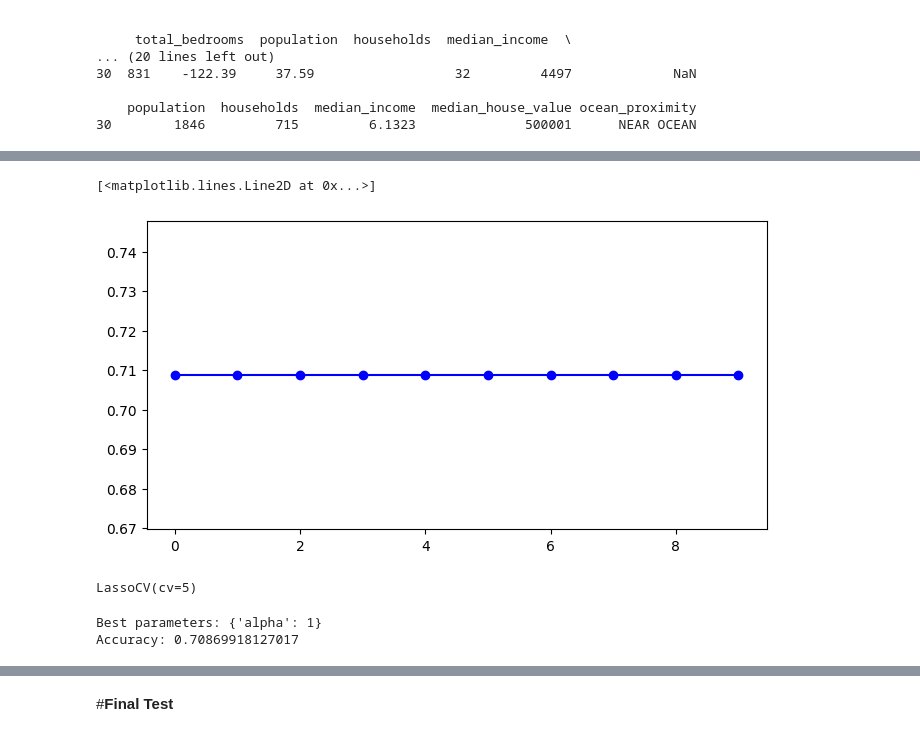
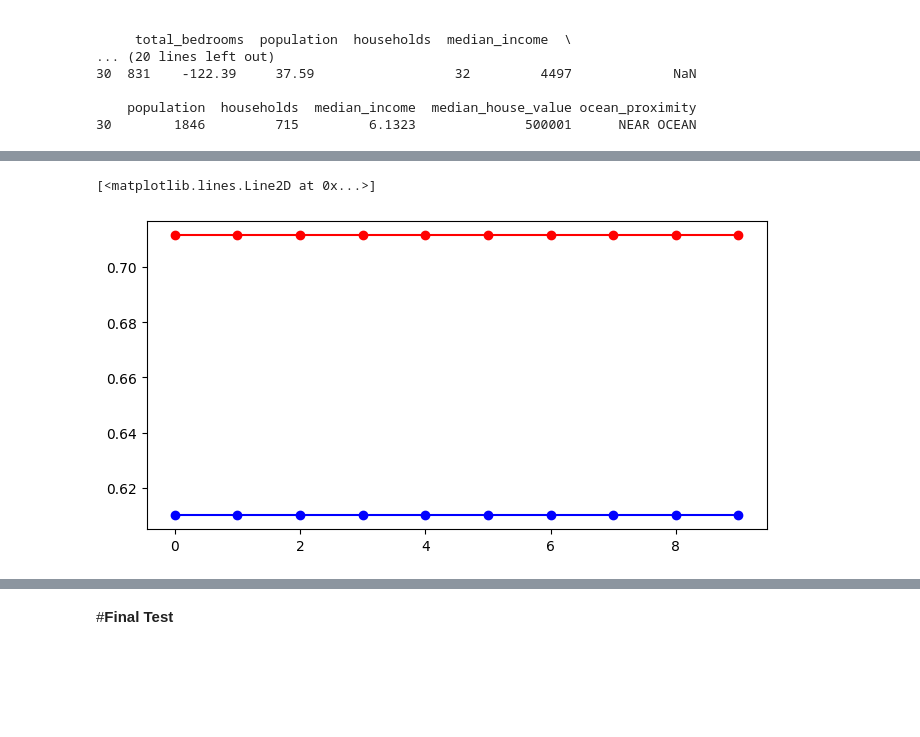
Before and after one commit to ahmed-okkio/Applications-of-Classification-and-Regression, a Jupyter notebook: regression/lasso_main.ipynb, the cells around one changed output, grey strips where cells are left out. Saved outputs shown, nothing was run; the diff lists cells and outputs as text; code cells hidden in the pictures; blank space fills up the shorter version.

Commit message:
Lasso completed

```diff
--- a/regression/lasso_main.ipynb
+++ b/regression/lasso_main.ipynb
@@ -79,0 +80,21 @@ df_train['Sex']=df_train['Sex'].apply(lambda x: 1 if x=='male' else 0)
+# %%
+#Filling Nan total_bedrooms data points with using the average ratio of bedrooms to total rooms.
+scatter_plot('total_rooms', 'total_bedrooms')
+
+sum_total_rooms = df_train['total_rooms'].sum()
+
+sum_total_bedrooms = df_train['total_bedrooms'].sum()
+
+average_room_bedroom_ratio = sum_total_bedrooms/sum_total_rooms
+for index, row in df_train.iterrows():
+    if(np.isnan(row['total_bedrooms'])):
+        df_train.at[index, 'total_bedrooms',] = row['total_rooms'] * average_room_bedroom_ratio
+
+sum_total_rooms = df_test['total_rooms'].sum()
+
+sum_total_bedrooms = df_test['total_bedrooms'].sum()
+
+average_room_bedroom_ratio = sum_total_bedrooms/sum_total_rooms
+for index, row in df_test.iterrows():
+    if(np.isnan(row['total_bedrooms'])):
+        df_test.at[index, 'total_bedrooms',] = row['total_rooms'] * average_room_bedroom_ratio
@@ -166,7 +176,9 @@ y_test= df_test['median_house_value']
 # %%
-# Trial and error tuning through GridSearch
-
+#Trial and error tuning through GridSearch
 parameters = {'alpha': [0, 0.1, 0.2, 0.3 ,0.4, 0.5, 0.6, 0.7, 0.8, 0.9, 1]}
-lasso_grid = GridSearchCV(Lasso(), parameters,refit=True,verbose=0,scoring='r2', cv = 5)
-lasso_grid.fit(X_train,y_train)
+gridsearchCV = GridSearchCV(Lasso(), parameters,refit=True,verbose=0,scoring='r2')
+gridsearchCV.fit(X_train,y_train)
+best_alpha = gridsearchCV.best_params_['alpha']
+gridsearchCV_model= Lasso(alpha=best_alpha)
+gridsearchCV_model.fit(X_train,y_train)
 # %% [output]
@@ -177,37 +193,25 @@ GridSearchCV(cv=5, estimator=Lasso(),
 # %%
+#Nested cross validation
 min = 0.01
 max = 0.2
 num = 10
 
 lambdas = np.linspace(min, max, num)
 
 rsq_train = np.zeros(num)
 rsq_test= np.zeros(num)
 pred_num = X_train.shape[1]
 coef_a = np.zeros((num, pred_num))
 
 for ind, i in enumerate(lambdas):
-    lasso_mod = Lasso(alpha=i).fit(X_train, y_train)
-    scores_1 = cross_val_score(lasso_mod, X_train, y_train, cv=10, scoring='r2')
-    rsq_train[ind] = np.round(lasso_mod.score(X_train, y_train),2)
-    rsq_test[ind] = np.round(lasso_mod.score(X_test, y_test),4)
+    nestCV_model = Lasso(alpha=i).fit(X_train, y_train)
+    scores = cross_val_score(nestCV_model, X_train, y_train, cv=10, scoring='r2')
+    rsq_train[ind] = np.round(nestCV_model.score(X_train, y_train),2)
+    rsq_test[ind] = np.round(nestCV_model.score(X_test, y_test),4)
 
 plt.figure(figsize=(8,4))
-plt.plot(rsq_test, 'bo-', label="Training data", color='blue')
+plt.plot(rsq_train, 'bo-', label="Training data", color='blue')
+plt.plot(rsq_test, 'bo-', label="Testing data", color='red')
 # %% [output]
 [<matplotlib.lines.Line2D at 0x...>]
-[figure, old version]
+[figure, new version]
-# %%
-# Lasso with 5 fold cross-validation
-model = LassoCV(cv=5, max_iter=1000)
-
-# Fit model
-model.fit(X_train, y_train)
-# %% [output]
-LassoCV(cv=5)
-# %%
-print("Best parameters:", lasso_grid.best_params_)
-print("Accuracy:", lasso_grid.score(X_test,y_test))
-# %% [output]
-Best parameters: {'alpha': 1}
-Accuracy: 0.70869918127017
```
Also changed, not shown: parts of 20 cells of this notebook, 3 other files.
